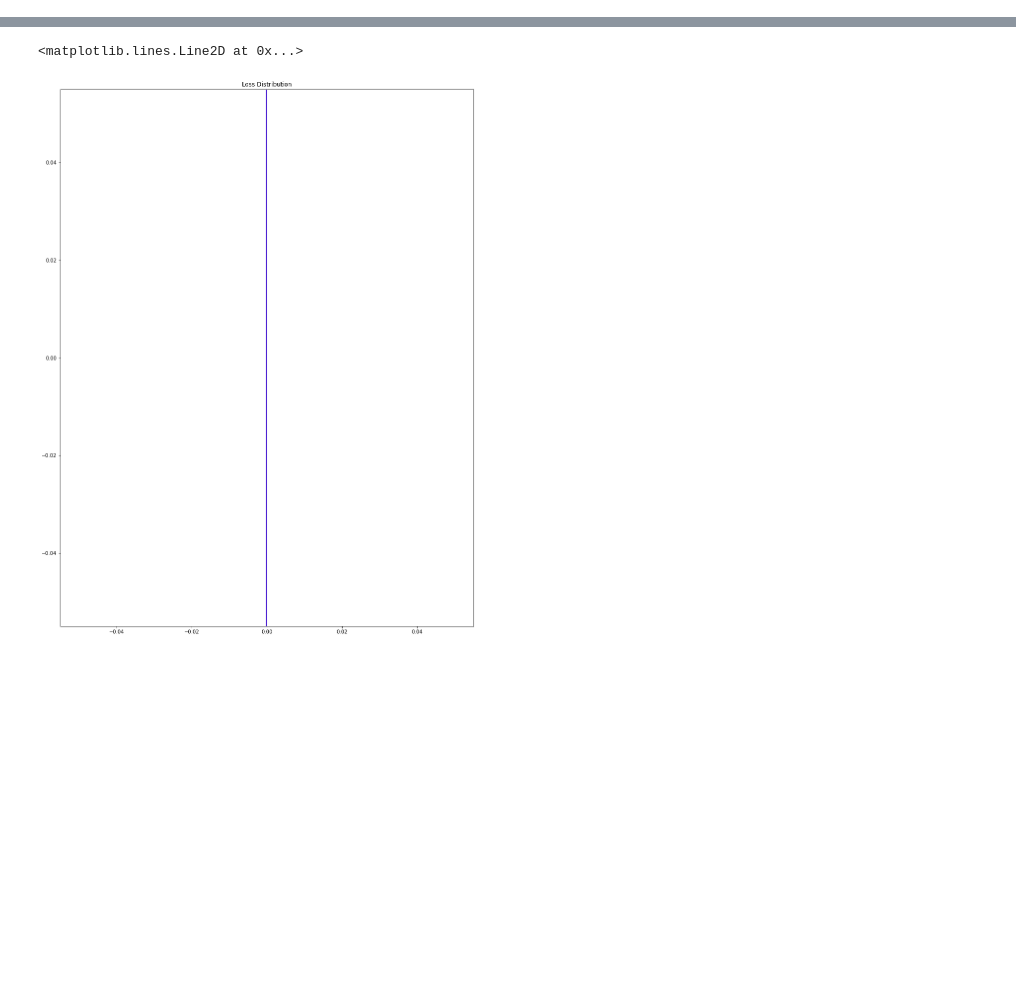
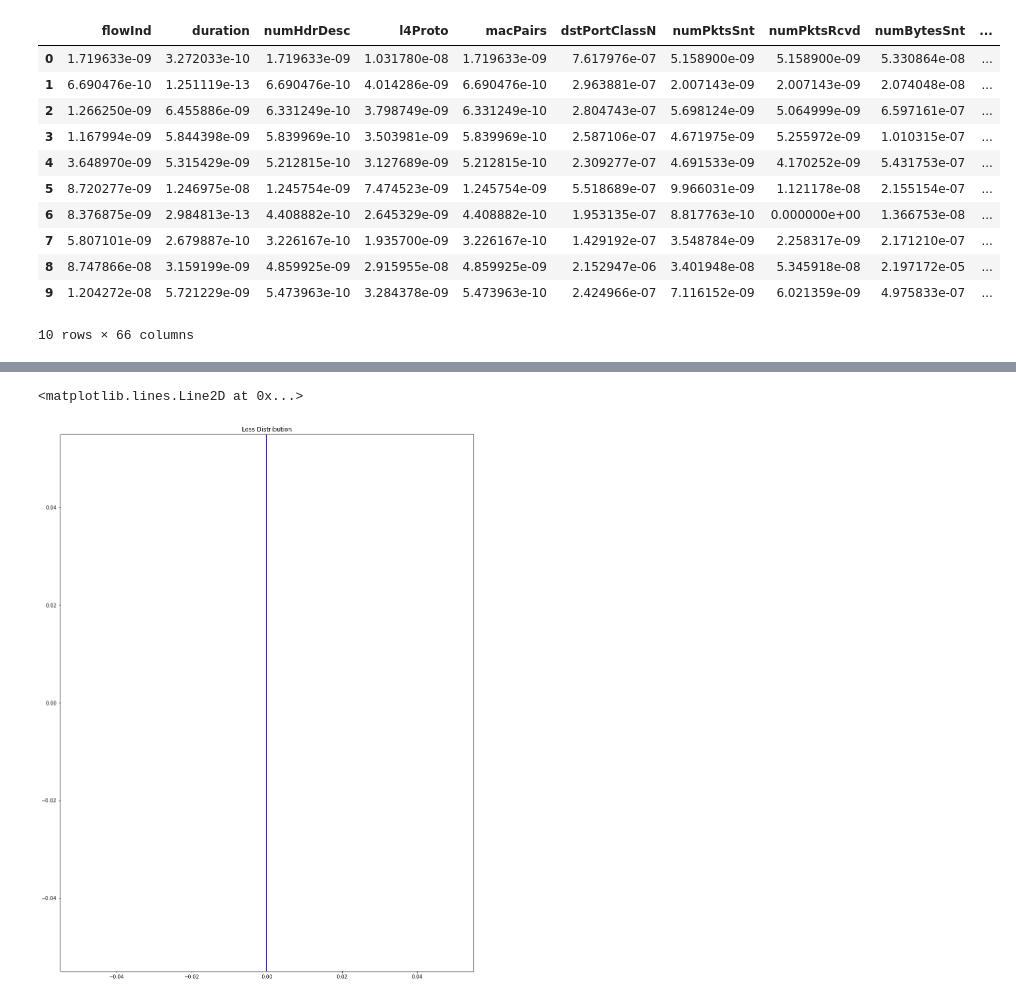
Before and after one commit to ArifulIslamPreence/IoT-TCP-Attack-detection, a Jupyter notebook: notebooks/tran_autoencoder.ipynb, the cells around one changed output, grey strips where cells are left out. Cells and saved outputs as stored; diff of their text form; code cells hidden in the pictures; blank space fills up the shorter version.

```diff
--- a/notebooks/tran_autoencoder.ipynb
+++ b/notebooks/tran_autoencoder.ipynb
@@ -21,34 +22,50 @@ BATCH_SIZE = 30
 # importing benign and mixed flow datasets from tran_feature_selection
 
 # Re-enable these three lines when using real data instead of sample_flows.csv
-%store -r benign_flows
+# %store -r benign_flows
 # %store -r mixed_flows
 # %store -r features
 
 # This is a subset of mixed data intended only for making sure the model works on our data format
 # actual analysis should use benign_flows and mixed_flows that were stored by tran_feature_selection
-# benign_flows = pd.read_csv("sample_flows.csv", index_col=None, delimiter=',')
+benign_flows = pd.read_csv("sample_flows.csv", index_col=None, delimiter=',')
 
 features_ori = ['flowInd', 'duration', 'numHdrDesc',
             'l4Proto', 'macPairs', 'dstPortClassN', 'numPktsSnt', 'numPktsRcvd',
             'numBytesSnt', 'numBytesRcvd', 'minPktSz', 'maxPktSz', 'avePktSize', 'stdPktSize', 'pktps', 'bytps',
             'pktAsm', 'bytAsm', 'ipMindIPID', 'ipMaxdIPID', 'ipMinTTL', 'ipMaxTTL', 'ipTTLChg', 'ipOptCnt',
             'tcpPSeqCnt', 'tcpSeqSntBytes', 'tcpSeqFaultCnt', 'tcpPAckCnt', 'tcpFlwLssAckRcvdBytes', 'tcpAckFaultCnt',
             'tcpInitWinSz', 'tcpAveWinSz', 'tcpMinWinSz', 'tcpMaxWinSz', 'tcpWinSzDwnCnt', 'tcpWinSzUpCnt',
             'tcpWinSzChgDirCnt', 'tcpOptPktCnt', 'tcpOptCnt', 'tcpMSS', 'tcpWS', 'tcpTmS', 'tcpTmER', 'tcpEcI',
             'tcpBtm', 'tcpSSASAATrip', 'tcpRTTAckTripMin', 'tcpRTTAckTripMax', 'tcpRTTAckTripAve',
             'tcpRTTAckTripJitAve', 'tcpRTTSseqAA', 'tcpRTTAckJitAve', 'icmpTCcnt', 'icmpEchoSuccRatio', 'icmpPFindex',
             'connSip', 'connDip', 'connSipDip', 'connSipDprt', 'connF',  'aveIAT', 'maxIAT',
                 'stdIAT', 'tcpISeqN', 'tcpUtm', 'tcpWinSzThRt']
 benign_flows1 = pd.DataFrame(benign_flows[features_ori])
 
 features = benign_flows1.columns
 dim = len(features)
 
+training = preprocessing.normalize(benign_flows1)
+train_data = pd.DataFrame(training, columns = features)
+train_data.head(10)
 # target = []
 # for i in range(len(benign_flows1.index)):
 #     target.append(random.randint(0,1))
 
 # target = np.asarray(target)
+# %% [output]
+|  | flowInd | duration | numHdrDesc | l4Proto | macPairs | dstPortClassN | numPktsSnt | numPktsRcvd | numBytesSnt | ... |
+| 0 | 1.719633e-09 | 3.272033e-10 | 1.719633e-09 | 1.031780e-08 | 1.719633e-09 | 7.617976e-07 | 5.158900e-09 | 5.158900e-09 | 5.330864e-08 | ... |
+| 1 | 6.690476e-10 | 1.251119e-13 | 6.690476e-10 | 4.014286e-09 | 6.690476e-10 | 2.963881e-07 | 2.007143e-09 | 2.007143e-09 | 2.074048e-08 | ... |
+| 2 | 1.266250e-09 | 6.455886e-09 | 6.331249e-10 | 3.798749e-09 | 6.331249e-10 | 2.804743e-07 | 5.698124e-09 | 5.064999e-09 | 6.597161e-07 | ... |
+| 3 | 1.167994e-09 | 5.844398e-09 | 5.839969e-10 | 3.503981e-09 | 5.839969e-10 | 2.587106e-07 | 4.671975e-09 | 5.255972e-09 | 1.010315e-07 | ... |
+| 4 | 3.648970e-09 | 5.315429e-09 | 5.212815e-10 | 3.127689e-09 | 5.212815e-10 | 2.309277e-07 | 4.691533e-09 | 4.170252e-09 | 5.431753e-07 | ... |
+| 5 | 8.720277e-09 | 1.246975e-08 | 1.245754e-09 | 7.474523e-09 | 1.245754e-09 | 5.518689e-07 | 9.966031e-09 | 1.121178e-08 | 2.155154e-07 | ... |
+| 6 | 8.376875e-09 | 2.984813e-13 | 4.408882e-10 | 2.645329e-09 | 4.408882e-10 | 1.953135e-07 | 8.817763e-10 | 0.000000e+00 | 1.366753e-08 | ... |
+| 7 | 5.807101e-09 | 2.679887e-10 | 3.226167e-10 | 1.935700e-09 | 3.226167e-10 | 1.429192e-07 | 3.548784e-09 | 2.258317e-09 | 2.171210e-07 | ... |
+| 8 | 8.747866e-08 | 3.159199e-09 | 4.859925e-09 | 2.915955e-08 | 4.859925e-09 | 2.152947e-06 | 3.401948e-08 | 5.345918e-08 | 2.197172e-05 | ... |
+| 9 | 1.204272e-08 | 5.721229e-09 | 5.473963e-10 | 3.284378e-09 | 5.473963e-10 | 2.424966e-07 | 7.116152e-09 | 6.021359e-09 | 4.975833e-07 | ... |
+10 rows × 66 columns
 # %%
 #dataset loading
```
Also changed, not shown: parts of 6 cells of this notebook.
